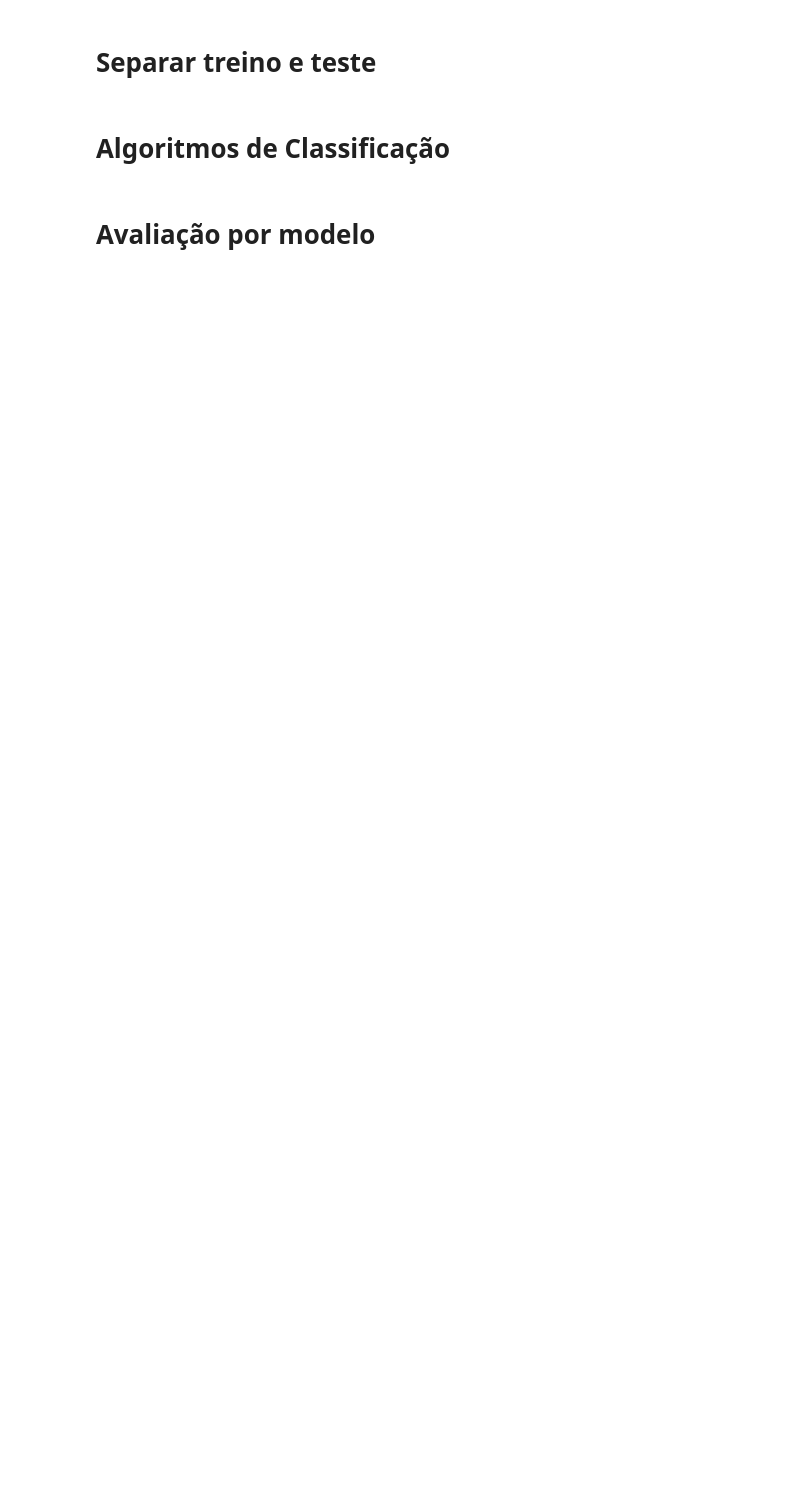
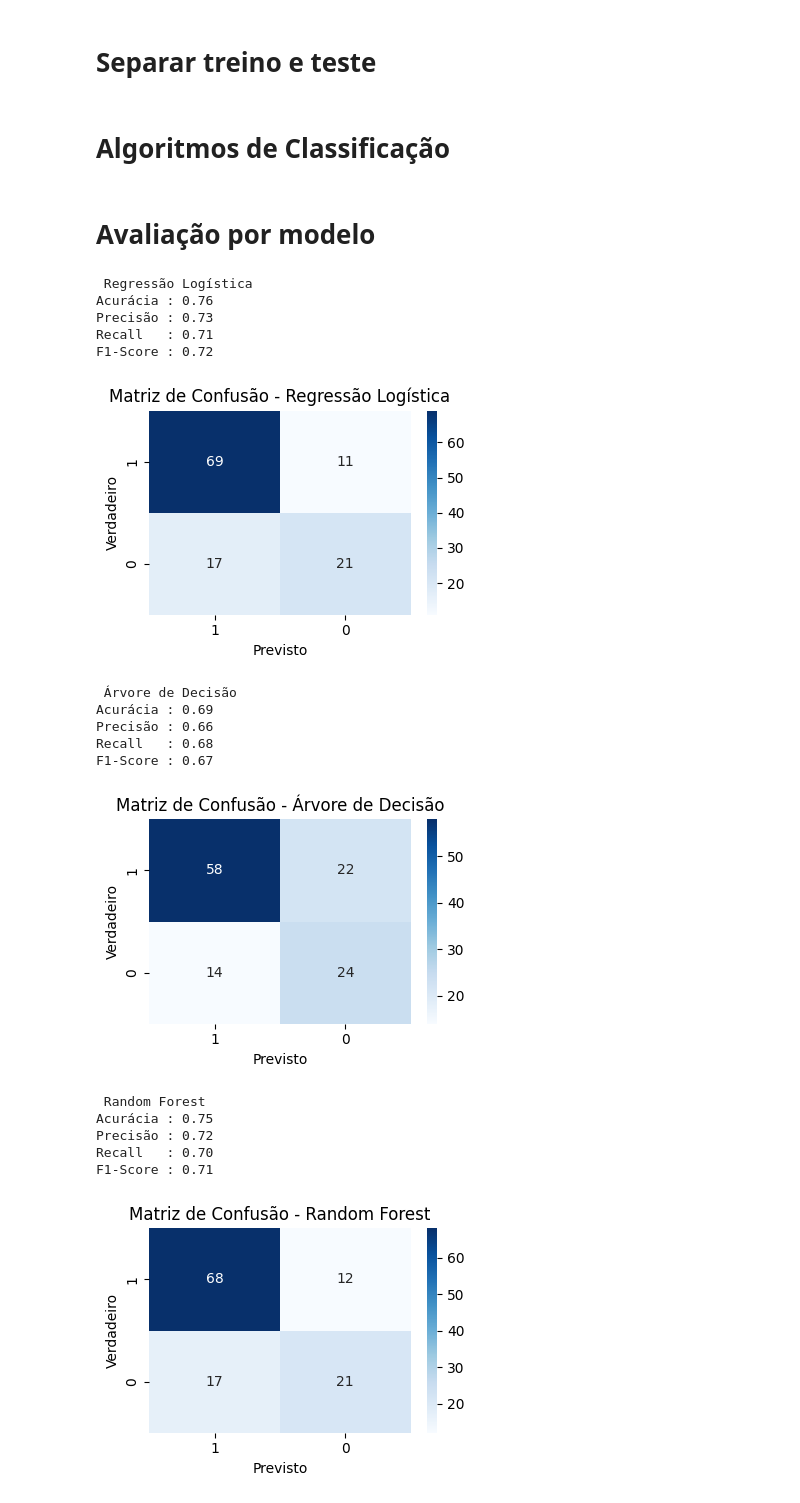
Before and after one commit to diegofloriano/data_science_2025, a Jupyter notebook: notebooks/Lab10_ML/exercicio.ipynb, the cells around one changed output. Drawn from its saved outputs; the diff is of its cells as text; code cells hidden in the pictures; blank space fills up the shorter version.

```diff
--- a/notebooks/Lab10_ML/exercicio.ipynb
+++ b/notebooks/Lab10_ML/exercicio.ipynb
@@ -125,28 +155,48 @@ modelos = {
 # %% [markdown]
 # Avaliação por modelo
 # %%
+class_names=[1,0]
 for nome, modelo in modelos.items():
     modelo.fit(X_train, y_train)
     y_pred = modelo.predict(X_test)
 
     acc = accuracy_score(y_test, y_pred)
     prec = precision_score(y_test, y_pred, average='macro', zero_division=0)
     rec = recall_score(y_test, y_pred, average='macro', zero_division=0)
     f1 = f1_score(y_test, y_pred, average='macro', zero_division=0)
     cm = confusion_matrix(y_test, y_pred)
 
     print(f"\n {nome}")
     print(f"Acurácia : {acc:.2f}")
     print(f"Precisão : {prec:.2f}")
     print(f"Recall   : {rec:.2f}")
     print(f"F1-Score : {f1:.2f}")
 
     # Matriz de confusão
     plt.figure(figsize=(4, 3))
     sns.heatmap(cm, annot=True, fmt='d', cmap='Blues',
                 xticklabels=class_names, yticklabels=class_names)
     plt.title(f'Matriz de Confusão - {nome}')
     plt.xlabel("Previsto")
     plt.ylabel("Verdadeiro")
     plt.tight_layout()
     plt.show()
+# %% [output]
+ Regressão Logística
+Acurácia : 0.76
+Precisão : 0.73
+Recall   : 0.71
+F1-Score : 0.72
+[figure, added]
+ Árvore de Decisão
+Acurácia : 0.69
+Precisão : 0.66
+Recall   : 0.68
+F1-Score : 0.67
+[figure, added]
+ Random Forest
+Acurácia : 0.75
+Precisão : 0.72
+Recall   : 0.70
+F1-Score : 0.71
+[figure, added]
```
Also changed, not shown: parts of 12 cells of this notebook.
